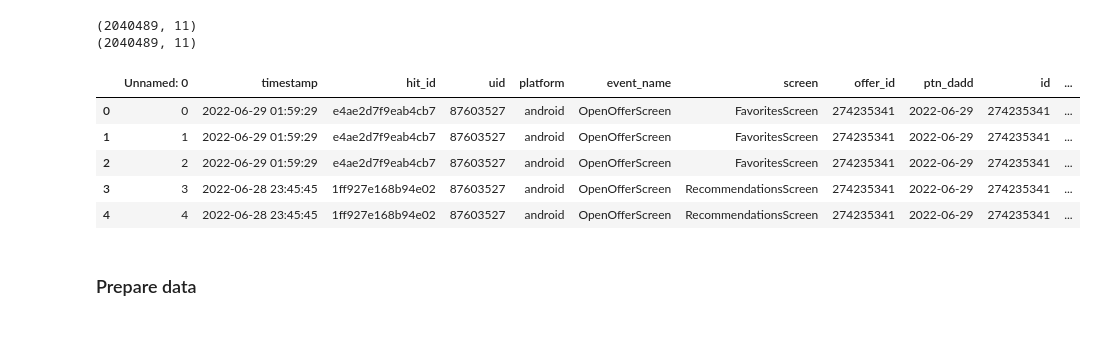
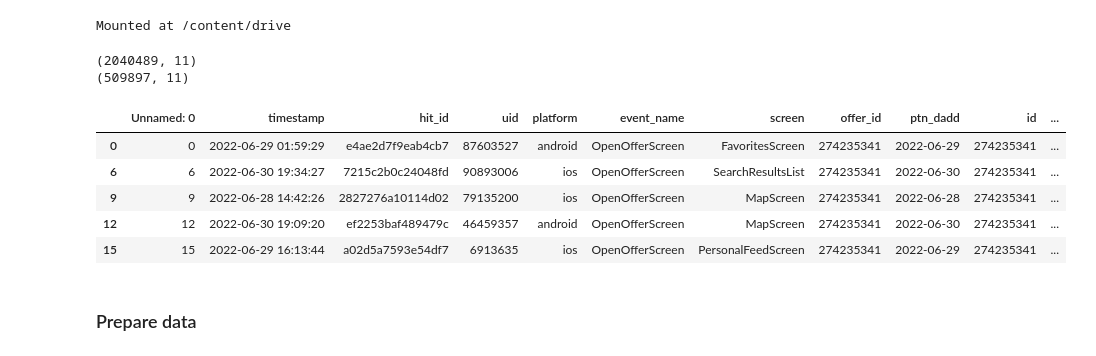
Before and after one commit to MariaZharova/recsys_internship, a Jupyter notebook: Compare_LightFM_and_Microsoft.ipynb, the cells around one changed output. Saved outputs shown, nothing was run; the diff lists cells and outputs as text; code cells hidden in the pictures.

```diff
--- a/Compare_LightFM_and_Microsoft.ipynb
+++ b/Compare_LightFM_and_Microsoft.ipynb
@@ -55,21 +55,27 @@ from recommenders.models.sasrec.util import SASRecDataSet
 
 # Evaluation
 from recommenders.evaluation.python_evaluation import precision_at_k
+# %%
+from google.colab import drive
+drive.mount('/content/drive')
+# %% [output]
+Mounted at /content/drive
 # %%
-data = pd.read_csv('./drive/MyDrive/ML/clicks_cleared.csv')
+data = pd.read_csv('./drive/MyDrive/clicks_cleared.csv')
 print(data.shape)
-data = data.drop_duplicates()
+data.drop_duplicates(subset=['uid', 'offer_id'], inplace=True)
+
 print(data.shape)
 data.head()
 # %% [output]
 (2040489, 11)
-(2040489, 11)
+(509897, 11)
 |  | Unnamed: 0 | timestamp | hit_id | uid | platform | event_name | screen | offer_id | ptn_dadd | id | ... |
 | 0 | 0 | 2022-06-29 01:59:29 | e4ae2d7f9eab4cb7 | 87603527 | android | OpenOfferScreen | FavoritesScreen | 274235341 | 2022-06-29 | 274235341 | ... |
-| 1 | 1 | 2022-06-29 01:59:29 | e4ae2d7f9eab4cb7 | 87603527 | android | OpenOfferScreen | FavoritesScreen | 274235341 | 2022-06-29 | 274235341 | ... |
-| 2 | 2 | 2022-06-29 01:59:29 | e4ae2d7f9eab4cb7 | 87603527 | android | OpenOfferScreen | FavoritesScreen | 274235341 | 2022-06-29 | 274235341 | ... |
-| 3 | 3 | 2022-06-28 23:45:45 | 1ff927e168b94e02 | 87603527 | android | OpenOfferScreen | RecommendationsScreen | 274235341 | 2022-06-29 | 274235341 | ... |
-| 4 | 4 | 2022-06-28 23:45:45 | 1ff927e168b94e02 | 87603527 | android | OpenOfferScreen | RecommendationsScreen | 274235341 | 2022-06-29 | 274235341 | ... |
+| 6 | 6 | 2022-06-30 19:34:27 | 7215c2b0c24048fd | 90893006 | ios | OpenOfferScreen | SearchResultsList | 274235341 | 2022-06-30 | 274235341 | ... |
+| 9 | 9 | 2022-06-28 14:42:26 | 2827276a10114d02 | 79135200 | ios | OpenOfferScreen | MapScreen | 274235341 | 2022-06-28 | 274235341 | ... |
+| 12 | 12 | 2022-06-30 19:09:20 | ef2253baf489479c | 46459357 | android | OpenOfferScreen | MapScreen | 274235341 | 2022-06-30 | 274235341 | ... |
+| 15 | 15 | 2022-06-29 16:13:44 | a02d5a7593e54df7 | 6913635 | ios | OpenOfferScreen | PersonalFeedScreen | 274235341 | 2022-06-29 | 274235341 | ... |
 # %% [markdown]
 ### Prepare data
 # %%
```
Also changed, not shown: parts of 19 cells of this notebook.
